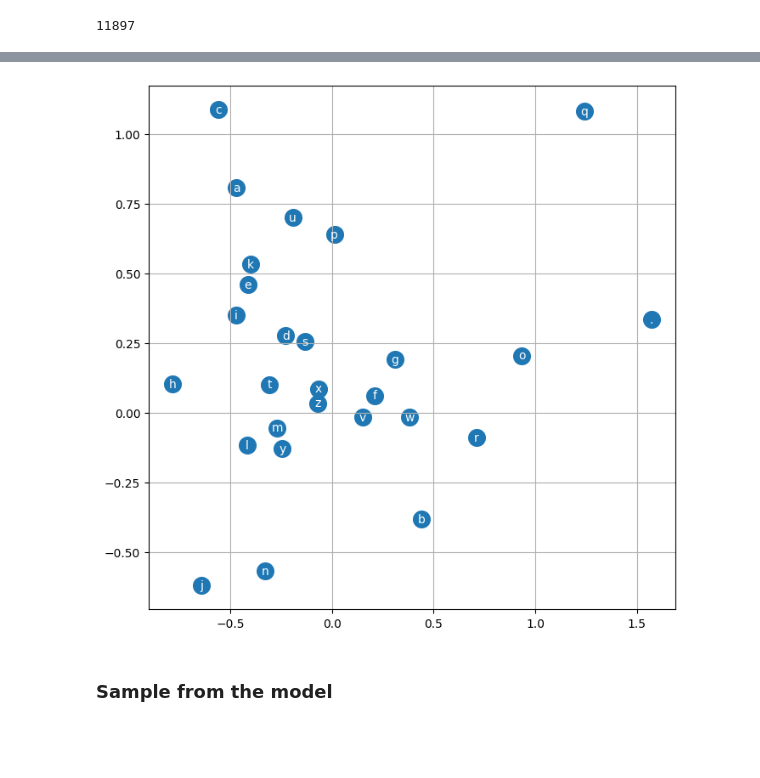
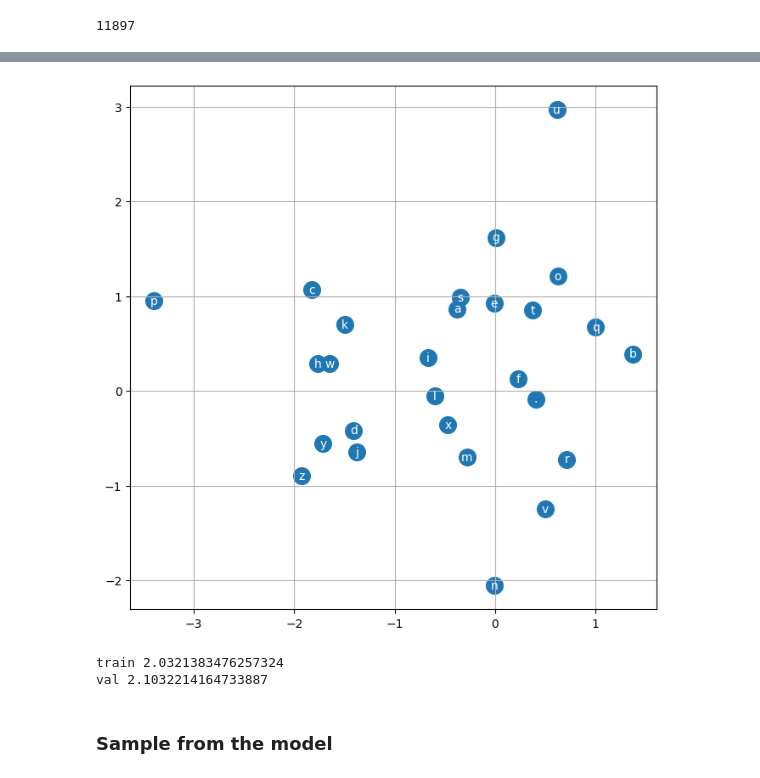
Before and after one commit to tuningfolk/buildGPT, a Jupyter notebook: makemore/mlp.ipynb, the cells around one changed output, grey strips where cells are left out. Saved outputs shown, nothing was run; the diff lists cells and outputs as text; code cells hidden in the pictures; blank space fills up the shorter version.

```diff
--- a/makemore/mlp.ipynb
+++ b/makemore/mlp.ipynb
@@ -18,6 +18,7 @@ chars = sorted(list(set(''.join(words))))
 stoi = {s: i+1 for i,s in enumerate(chars)}
 stoi['.'] = 0
 itos = {i:s for s,i in stoi.items()}
+vocab_size = len(itos)
 print(itos)
 # %% [output]
 {1: 'a', 2: 'b', 3: 'c', 4: 'd', 5: 'e', 6: 'f', 7: 'g', 8: 'h', 9: 'i', 10: 'j', 11: 'k', 12: 'l', 13: 'm', 14: 'n', 15: 'o', 16: 'p', 17: 'q', 18: 'r', 19: 's', 20: 't', 21: 'u', 22: 'v', 23: 'w', 2 ...
@@ -68,12 +69,14 @@ Xtr.shape, Ytr.shape
 # %% [output]
 (torch.Size([182625, 3]), torch.Size([182625]))
 # %%
+n_embd = 10
+n_hidden = 200
 g = torch.Generator().manual_seed(2147483647)
-C = torch.randn((27,10), generator=g)
-W1 = torch.randn((30,200), generator=g)
-b1 = torch.randn(200, generator=g)
-W2 = torch.randn((200,27), generator=g)
-b2 = torch.randn(27, generator=g)
+C = torch.randn((vocab_size,n_embd), generator=g)
+W1 = torch.randn((n_embd*block_size,n_hidden), generator=g) * 0.2
+b1 = torch.randn(n_hidden, generator=g) * 0.01
+W2 = torch.randn((n_hidden,vocab_size), generator=g) * 0.01
+b2 = torch.randn(vocab_size, generator=g) * 0
 parameters = [C, W1, b1, W2, b2]
 # %%
 sum( p.nelement() for p in parameters) #no. of parameters in total
@@ -88,8 +88,12 @@ stepi = []
 # %%
-for i in range(10000):
+num_iterations = 200000
+batch_size = 32
+lossi = []
+stepi = []
+for i in range(num_iterations):
     #forward pass
     #minibatch construct
-    ix = torch.randint(0, Xtr.shape[0], (256,)) # the training is much faster now!
+    ix = torch.randint(0, Xtr.shape[0], (batch_size,)) # the training is much faster now!
     #went from taking a couple of seconds to being almost instantaneous!
     #because we are estimating only from 32 examples, the quality of the gradient is lower, so the direction of the gradient is not as reliable
     #but we assume that the gradient is good enough that it is useful
@@ -97,7 +101,9 @@ for i in range(10000):
     #than it is to evaluate the exact gradient and take fewer steps.
 
     emb = C[Xtr[ix]] #(32,3,10)
-    h = torch.tanh(emb.view(-1,30) @ W1 + b1)
+    embcat = emb.view(emb.shape[0], -1)
+    hpreact = embcat@W1 + b1
+    h = torch.tanh(hpreact)
     logits = h @ W2 + b2
     # counts = logits.exp()
     # probs = counts/counts.sum(1,keepdims=True)
@@ -115,12 +121,13 @@ for i in range(10000):
         p.grad = None
     loss.backward()
     #update
-    lr = 0.01 if i<100000 else 0.01
+    lr = 0.1 if i<100000 else 0.01
     for p in parameters:
         p.data += -lr * p.grad
 
     #track stats
     lossi.append(loss.log10().item())
     stepi.append(i)
+
 print(loss.item())
 # %% [output]
@@ -149,11 +150,30 @@ tensor(2.1455, grad_fn=<NllLossBackward0>)
 # %%
-plt.figure(figsize=(8,8))
+plt.figure(figsize=(8,8))num_iterations
 plt.scatter(C[:,0].data ,C[:, 1].data, s=200)
 for i in range(C.shape[0]):
     plt.text(C[i,0].item(), C[i,1].item(), itos[i], ha="center", va="center", color="white")
 plt.grid('minor')
 # %% [output]
-[figure, old version]
+[figure, new version]
+# %%
+@torch.no_grad()
+def split_loss(split):
+    x,y = {
+        'train': {Xtr, Ytr},
+        'val': {Xdev, Ydev},
+        'test': {Xte, Yte},
+    }[split]
+    emb = C[x] #N, block_size, n_embd
+    embcat = emb.view(emb.shape[0], -1) #concatenate into (N, block_size * n_embd)
+    h = torch.tanh(embcat @ W1 + b1) #(N, n_hidden)
+    logits = h@W2 + b2 #(N, vocab_size)
+    loss = F.cross_entropy(logits, y)
+    print(split, loss.item())
+split_loss('train')
+split_loss('val')
+# %% [output]
+train 2.0321383476257324
+val 2.1032214164733887
 # %% [markdown]
 ### Sample from the model
 # %%
```
Also changed, not shown: parts of 9 cells of this notebook.
